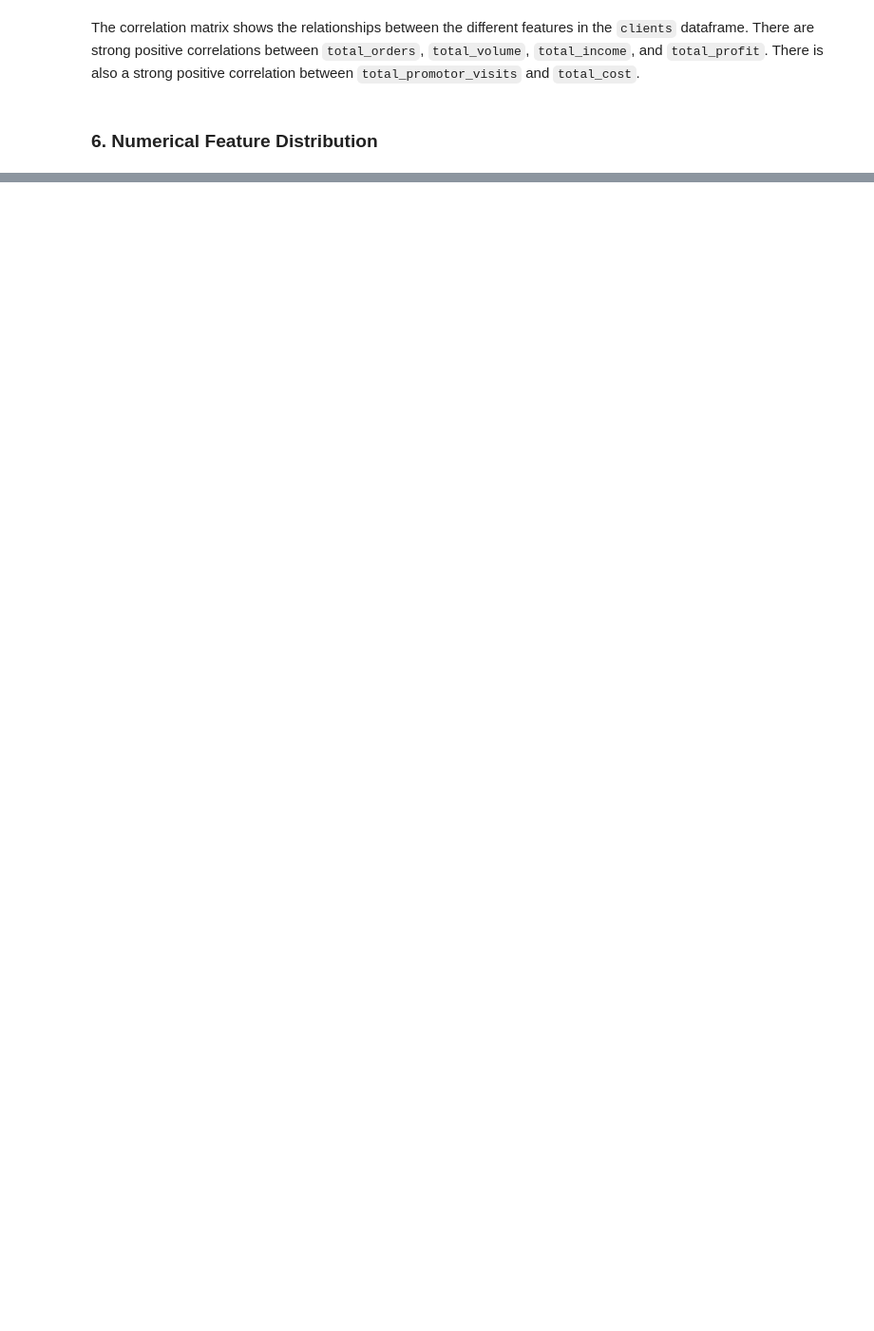
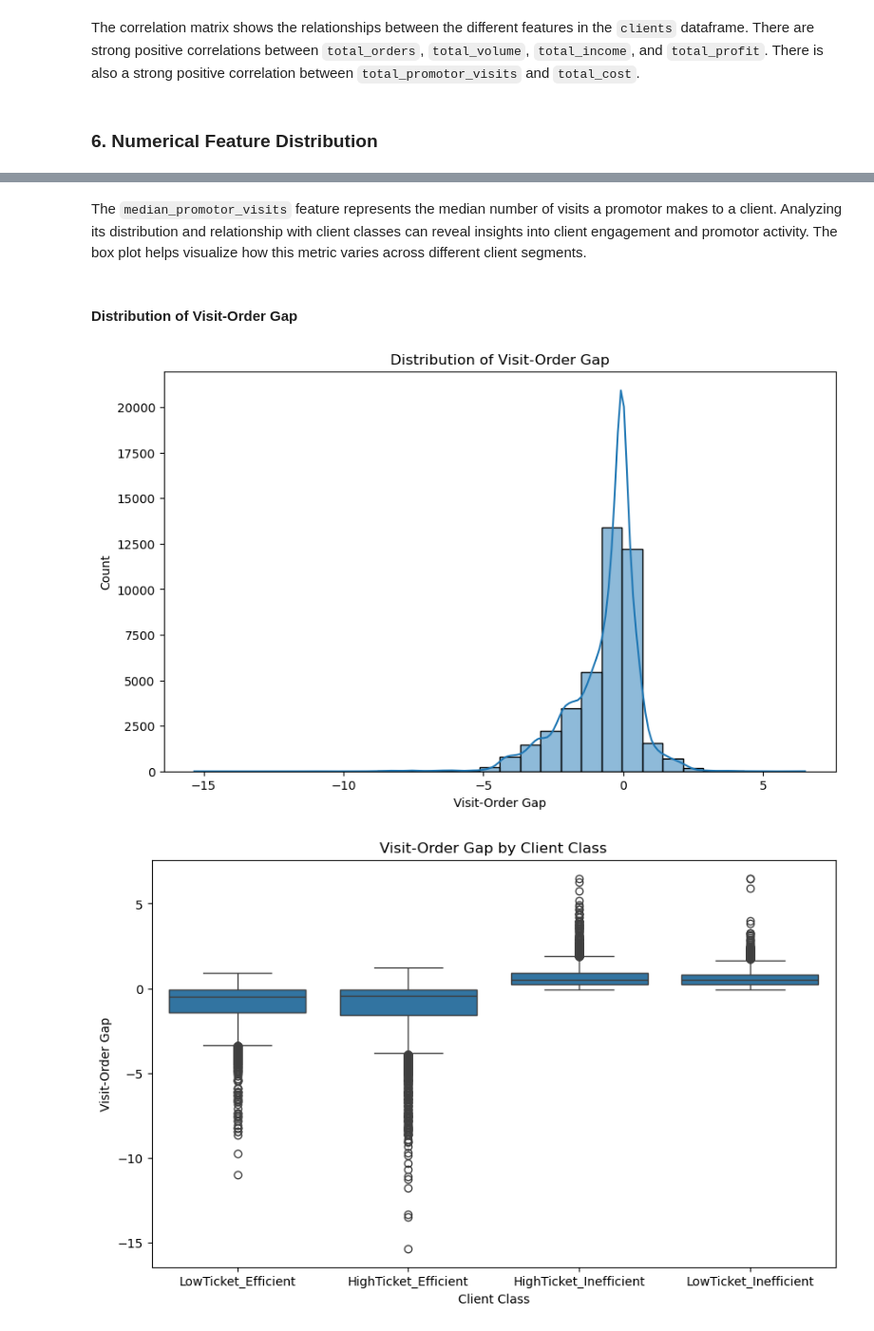
Before and after one commit to adriansotomora/capstone_project, a Jupyter notebook: scripts/eda_analysis.ipynb, the cells around one changed output, grey strips where cells are left out. Shown at 95% size. Cells and saved outputs as stored; diff of their text form; code cells hidden in the pictures; blank space fills up the shorter version.

```diff
--- a/scripts/eda_analysis.ipynb
+++ b/scripts/eda_analysis.ipynb
@@ -57,0 +122,21 @@ plt.show()
+# %% [markdown]
+The `median_promotor_visits` feature represents the median number of visits a promotor makes to a client. Analyzing its distribution and relationship with client classes can reveal insights into client engagement and promotor activity. The box plot helps visualize how this metric varies across different client segments.
+# %% [markdown]
+#### Distribution of Visit-Order Gap
+# %%
+plt.figure(figsize=(10, 6))
+sns.histplot(clients['visit_order_gap'], bins=30, kde=True)
+plt.title('Distribution of Visit-Order Gap')
+plt.xlabel('Visit-Order Gap')
+plt.ylabel('Count')
+plt.show()
+
+plt.figure(figsize=(10, 6))
+sns.boxplot(x='class', y='visit_order_gap', data=clients)
+plt.title('Visit-Order Gap by Client Class')
+plt.xlabel('Client Class')
+plt.ylabel('Visit-Order Gap')
+plt.show()
+# %% [output]
+[figure, added]
+[figure, added]
```
Also changed, not shown: parts of 16 cells of this notebook, 1 other file.
